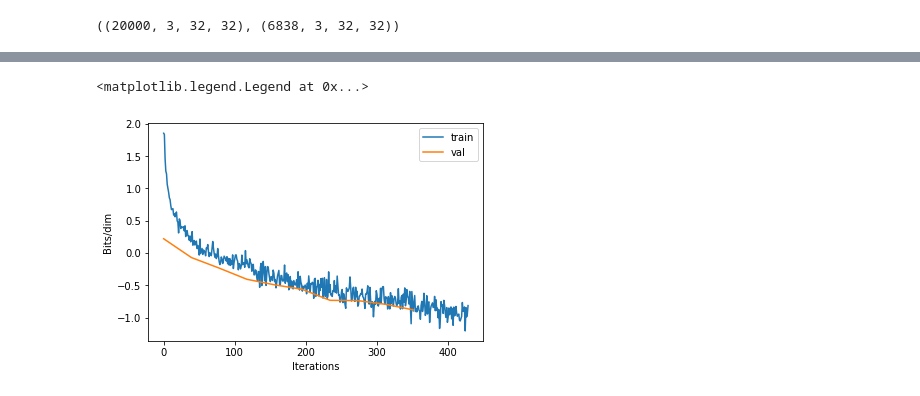
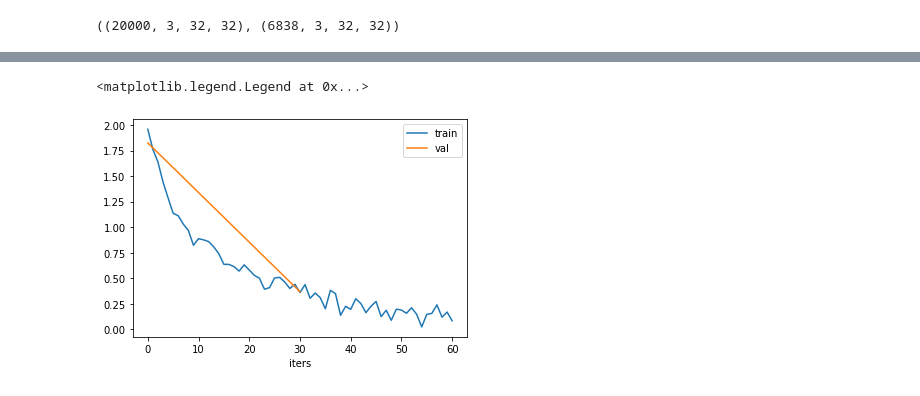
Before and after one commit to aliscafo/deep-unsupervised-learning-2019, a Jupyter notebook: hw2-2/task2-2.ipynb, the cells around one changed output, grey strips where cells are left out. Drawn from its saved outputs; the diff is of its cells as text; code cells hidden in the pictures.

```diff
--- a/hw2-2/task2-2.ipynb
+++ b/hw2-2/task2-2.ipynb
@@ -322,52 +294,49 @@ def getNLL(z, logdet):
 # %%
-batch_size = 64
-n_epochs = 100
-train_size = x_train.shape[0]
-n_iter_per_epoch = train_size // batch_size
-val_steps = n_iter_per_epoch // 8
-lr = 1e-3
+dataloader = torch.utils.data.DataLoader(x_train, batch_size=BATCH_SIZE, shuffle=True)
+
+val_steps = 30
 logs = {}
 
 net = RealNVP().cuda()
-opt = optim.Adam(net.parameters(), lr=lr)
+opt = optim.Adam(net.parameters(), lr=LR)
 
+val_step = []
 train_log = []
 val_log = []
 global_step = 0
 
-sample_idx = np.random.choice(np.arange(0, train_size), 128)
+sample_idx = np.random.choice(np.arange(0, x_train.shape[0]), 128)
 init_batch = torch.from_numpy(x_train[sample_idx]).float().cuda()
 net.initialize(init_batch)
 
-for epoch in range(n_epochs):
-    idx = np.random.permutation(train_size)
-    for i in range(n_iter_per_epoch):
+for epoch in range(NUM_EPOCHS):
+    for batch in dataloader:
         global_step += 1
 
-        batch = torch.from_numpy(x_train[idx[i * batch_size: (i + 1) * batch_size], :]).float().cuda()
+        batch = batch.float().cuda()
         z, logdet = net(batch)
-        nll = getNLL(z, logdet)
+        nll = NLL_loss(z, logdet)
         loss = torch.sum(nll, dim=0)
 
         opt.zero_grad()
         loss.backward()
         opt.step()
 
-        if i % 30 == 0:
-            print("Epoch-{:d}/{:d} Iter-{:d}/{:d}: Loss-{:.5f}".format(epoch + 1, n_epochs, i + 1, n_iter_per_epoch, loss.item()))
-        train_nll = loss.detach() / (batch_size * 32 * 32 * 3 * np.log(2))
+        if (global_step - 1) % 10 == 0:
+            print(f"Epoch {epoch + 1}/{NUM_EPOCHS} Iter {global_step}: Loss: {loss.item()}")
+        train_nll = loss.detach() / (batch.shape[0] * 32 * 32 * 3 * np.log(2))
         train_log.append(train_nll.item())
 
-        # validation
-        if (global_step % val_steps == 0):
+        if ((global_step - 1) % val_steps == 0):
             with torch.no_grad():
                 start_idx = 0
                 val_size = x_test.shape[0]
                 val_nll = torch.zeros([1]).float().cuda()
                 while start_idx < val_size:
-                    end_idx = min(val_size, start_idx + batch_size)
+                    end_idx = min(val_size, start_idx + BATCH_SIZE)
                     val_z, val_logdet = net(torch.from_numpy(x_test[start_idx:end_idx]).float().cuda())
-                    val_nll = val_nll + torch.sum(getNLL(val_z, val_logdet))
-                    start_idx += batch_size
+                    val_nll = val_nll + torch.sum(NLL_loss(val_z, val_logdet))
+                    start_idx += BATCH_SIZE
+                val_step.append(global_step - 1)
                 val_log.append(val_nll.item() / (val_size * 32 * 32 * 3 * np.log(2)))
 # %% [output]
@@ -389,10 +350,9 @@ Epoch-2/100 Iter-91/312: Loss--130139.96094
 KeyboardInterrupt:
 # %%
 plt.plot(np.arange(len(train_log)), train_log, label="train")
-plt.plot([i * 39 for i in np.arange(len(val_log))], val_log, label="val")
-plt.xlabel("Iterations")
-plt.ylabel("Bits/dim")
+plt.plot(val_step, val_log, label="val")
+plt.xlabel("iters")
 plt.legend()
 # %% [output]
 <matplotlib.legend.Legend at 0x...>
-[figure, old version]
+[figure, new version]
```
Also changed, not shown: parts of 17 cells of this notebook.
